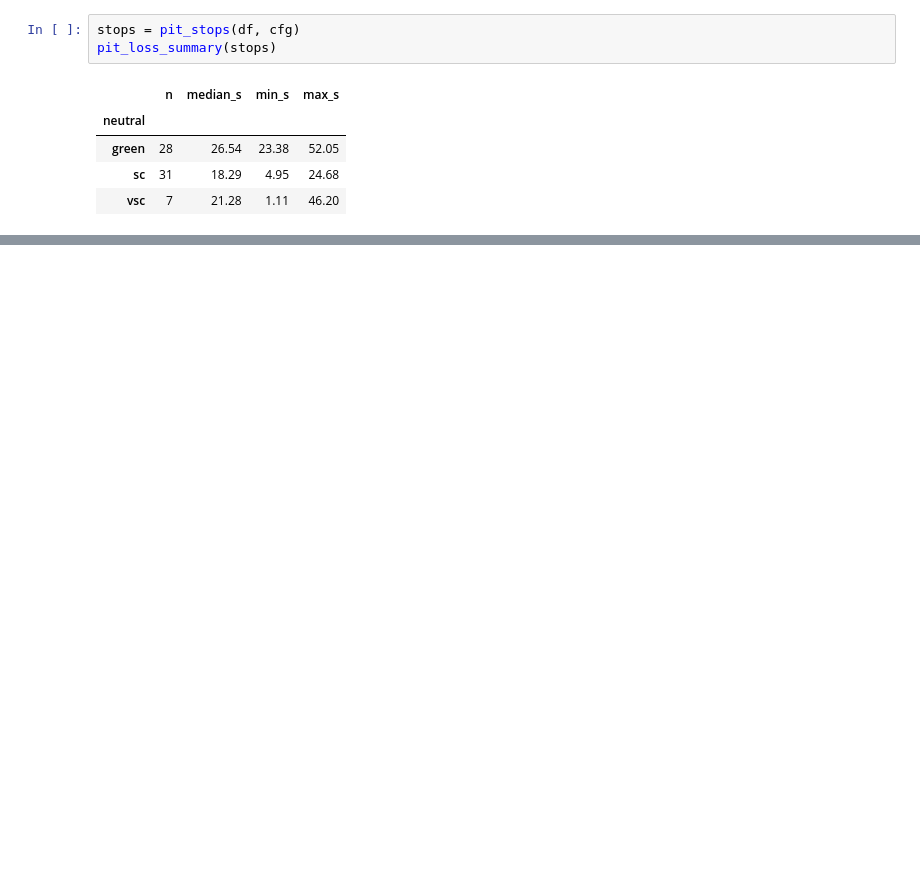
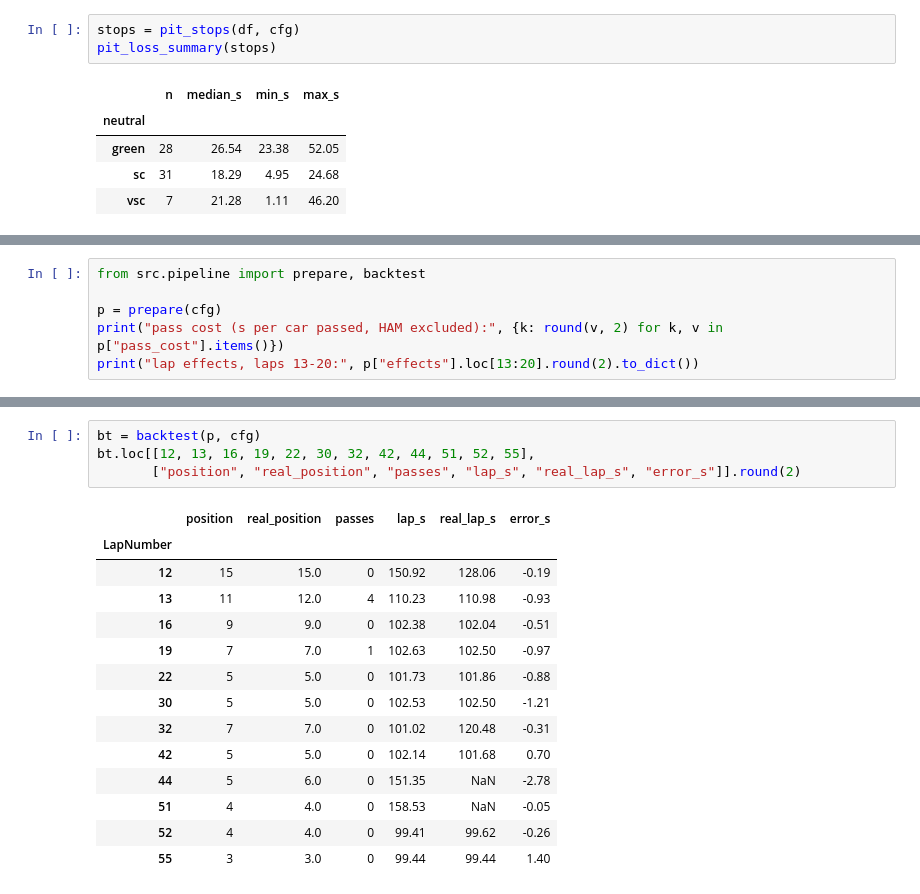
Before and after one commit to SyedTaqii/f1-2026-sepang-counterfactual, a Jupyter notebook: notebooks/sepang_counterfactual.ipynb, the cells around one changed output, grey strips where cells are left out. Cells and saved outputs as stored; diff of their text form; blank space fills up the shorter version.

```diff
--- a/notebooks/sepang_counterfactual.ipynb
+++ b/notebooks/sepang_counterfactual.ipynb
@@ -213,0 +215,6 @@ pit_loss_summary(stops)
+# %%
+from src.pipeline import prepare, backtest
+
+p = prepare(cfg)
+print("pass cost (s per car passed, HAM excluded):", {k: round(v, 2) for k, v in p["pass_cost"].items()})
+print("lap effects, laps 13-20:", p["effects"].loc[13:20].round(2).to_dict())
@@ -213,0 +233,19 @@ pit_loss_summary(stops)
+# %%
+bt = backtest(p, cfg)
+bt.loc[[12, 13, 16, 19, 22, 30, 32, 42, 44, 51, 52, 55],
+       ["position", "real_position", "passes", "lap_s", "real_lap_s", "error_s"]].round(2)
+# %% [output]
+|  | position | real_position | passes | lap_s | real_lap_s | error_s |
+| LapNumber |  |  |  |  |  |  |
+| 12 | 15 | 15.0 | 0 | 150.92 | 128.06 | -0.19 |
+| 13 | 11 | 12.0 | 4 | 110.23 | 110.98 | -0.93 |
+| 16 | 9 | 9.0 | 0 | 102.38 | 102.04 | -0.51 |
+| 19 | 7 | 7.0 | 1 | 102.63 | 102.50 | -0.97 |
+| 22 | 5 | 5.0 | 0 | 101.73 | 101.86 | -0.88 |
+| 30 | 5 | 5.0 | 0 | 102.53 | 102.50 | -1.21 |
+| 32 | 7 | 7.0 | 0 | 101.02 | 120.48 | -0.31 |
+| 42 | 5 | 5.0 | 0 | 102.14 | 101.68 | 0.70 |
+| 44 | 5 | 6.0 | 0 | 151.35 | NaN | -2.78 |
+| 51 | 4 | 4.0 | 0 | 158.53 | NaN | -0.05 |
+| 52 | 4 | 4.0 | 0 | 99.41 | 99.62 | -0.26 |
+| 55 | 3 | 3.0 | 0 | 99.44 | 99.44 | 1.40 |
```
Also changed, not shown: parts of 12 cells of this notebook, 8 other files.
